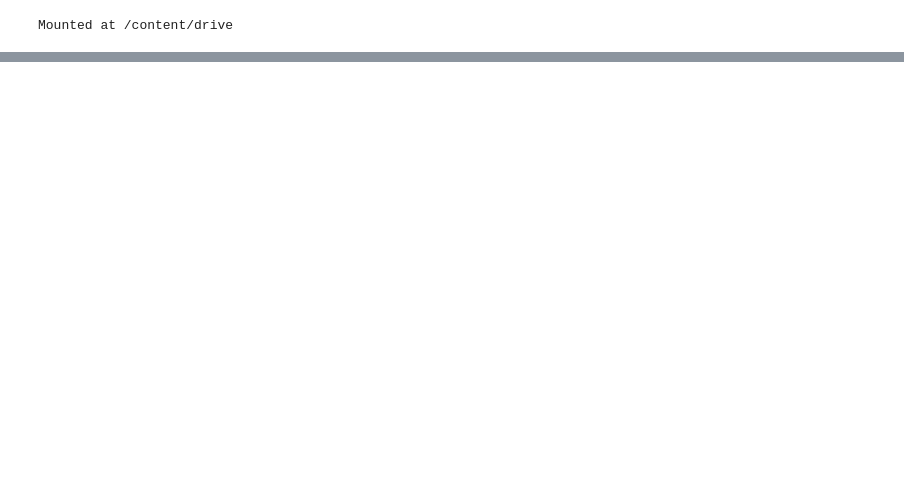
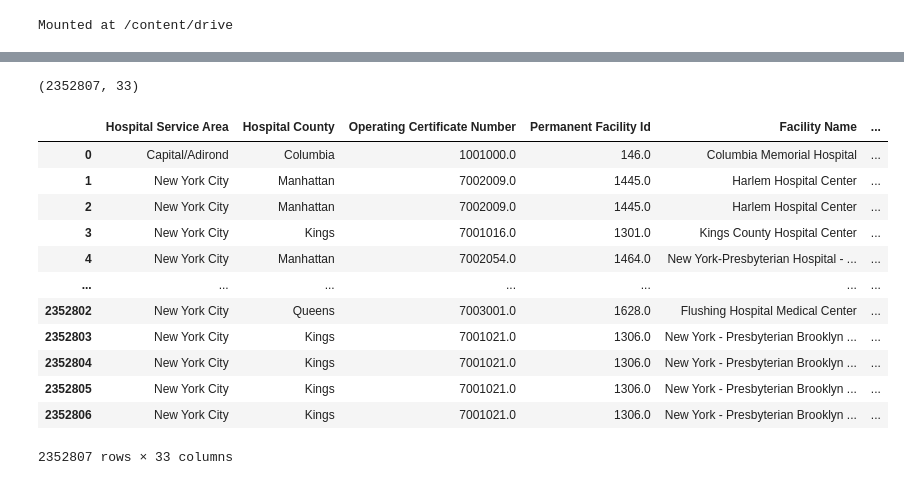
Before and after one commit to NidhishGore/Hospital-Project, a Jupyter notebook: Project.ipynb, the cells around one changed output, grey strips where cells are left out. Saved outputs shown, nothing was run; the diff lists cells and outputs as text; code cells hidden in the pictures; blank space fills up the shorter version.

```diff
--- a/Project.ipynb
+++ b/Project.ipynb
@@ -24,0 +45,22 @@ df = pd.read_csv(dataset_path)
+# %%
+df.shape
+# %% [output]
+(2352807, 33)
+# %%
+pd.set_option('display.max_columns',500)
+# %%
+df
+# %% [output]
+|  | Hospital Service Area | Hospital County | Operating Certificate Number | Permanent Facility Id | Facility Name | ... |
+| 0 | Capital/Adirond | Columbia | 1001000.0 | 146.0 | Columbia Memorial Hospital | ... |
+| 1 | New York City | Manhattan | 7002009.0 | 1445.0 | Harlem Hospital Center | ... |
+| 2 | New York City | Manhattan | 7002009.0 | 1445.0 | Harlem Hospital Center | ... |
+| 3 | New York City | Kings | 7001016.0 | 1301.0 | Kings County Hospital Center | ... |
+| 4 | New York City | Manhattan | 7002054.0 | 1464.0 | New York-Presbyterian Hospital - ... | ... |
+| ... | ... | ... | ... | ... | ... | ... |
+| 2352802 | New York City | Queens | 7003001.0 | 1628.0 | Flushing Hospital Medical Center | ... |
+| 2352803 | New York City | Kings | 7001021.0 | 1306.0 | New York - Presbyterian Brooklyn ... | ... |
+| 2352804 | New York City | Kings | 7001021.0 | 1306.0 | New York - Presbyterian Brooklyn ... | ... |
+| 2352805 | New York City | Kings | 7001021.0 | 1306.0 | New York - Presbyterian Brooklyn ... | ... |
+| 2352806 | New York City | Kings | 7001021.0 | 1306.0 | New York - Presbyterian Brooklyn ... | ... |
+2352807 rows × 33 columns
```
Also changed, not shown: parts of 3 cells of this notebook.
